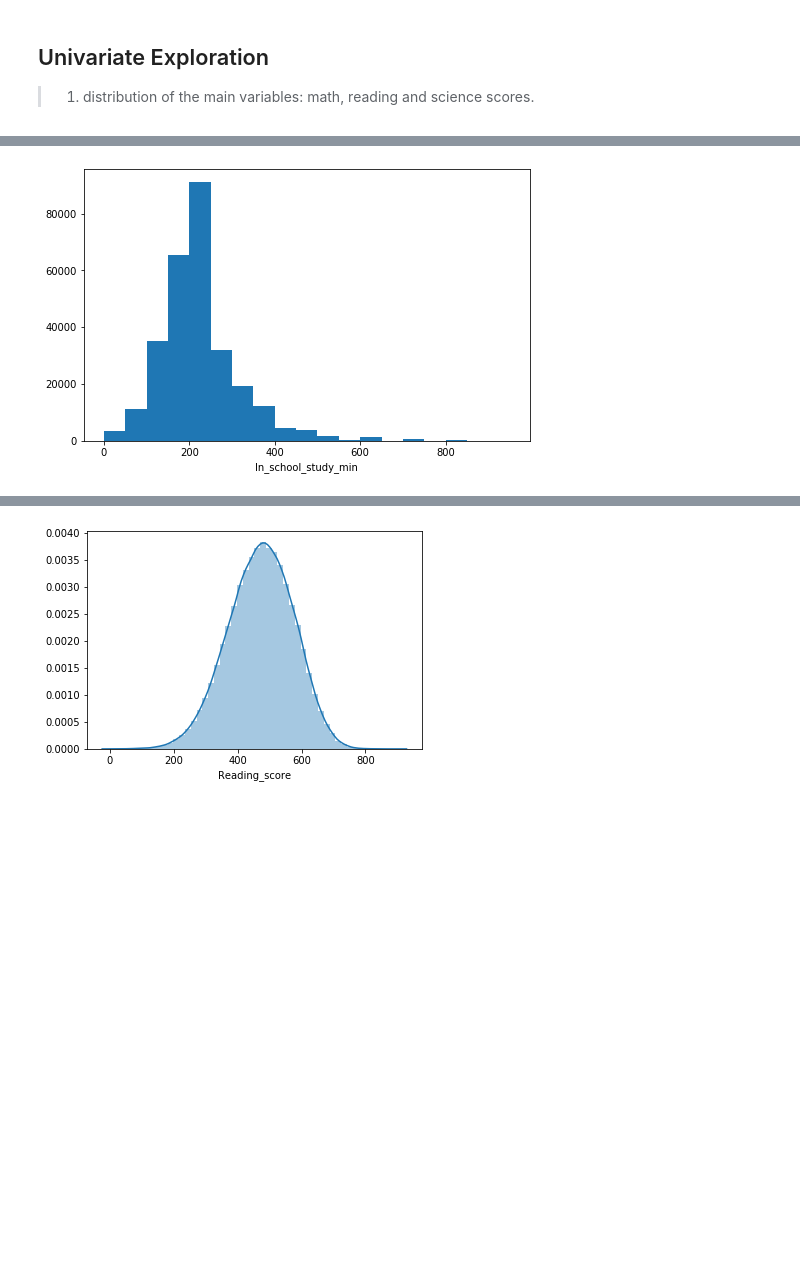
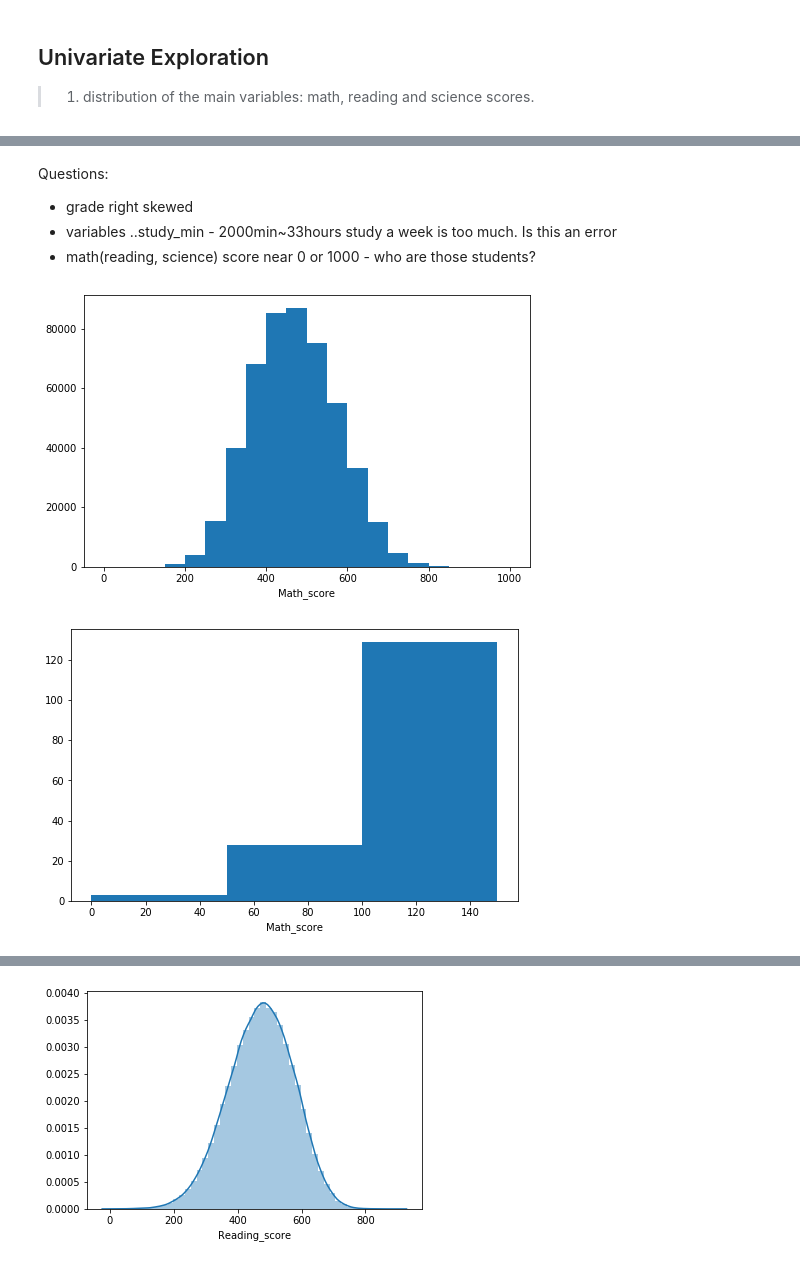
Before and after one commit to Anyra20/CommunicateDataProject, a Jupyter notebook: exploration_template.ipynb, the cells around one changed output, grey strips where cells are left out. Drawn from its saved outputs; the diff is of its cells as text; code cells hidden in the pictures; blank space fills up the shorter version.

```diff
--- a/exploration_template.ipynb
+++ b/exploration_template.ipynb
@@ -184,11 +191,23 @@ pisa[['Grade', 'Homework_hours','Socio_economic_status','Math_interest', 'In_sch
+# %% [markdown]
+Questions:
+- grade right skewed
+- variables ..study_min - 2000min~33hours study a week is too much. Is this an error
+- math(reading, science) score near 0 or 1000 - who are those students?
 # %%
 binsize = 50
-bins = np.arange(0, 1000, binsize)
-                 #pisa['In_school_study_min'].max()+binsize, binsize)
-
+bins = np.arange(0, pisa['Math_score'].max()+binsize, binsize)
 plt.figure(figsize=[8, 5])
-plt.hist(data = pisa, x = 'In_school_study_min', bins = bins)
-plt.xlabel('In_school_study_min')
+plt.hist(data = pisa, x = 'Math_score', bins = bins)
+plt.xlabel('Math_score')
 plt.show()
 # %% [output]
-[figure, old version]
+[figure, new version]
+# %%
+binsize = 50
+bins = np.arange(0, 150+binsize, binsize)
+plt.figure(figsize=[8, 5])
+plt.hist(data = pisa, x = 'Math_score', bins = bins)
+plt.xlabel('Math_score')
+plt.show()
+# %% [output]
+[figure, added]
```
Also changed, not shown: parts of 15 cells of this notebook.
